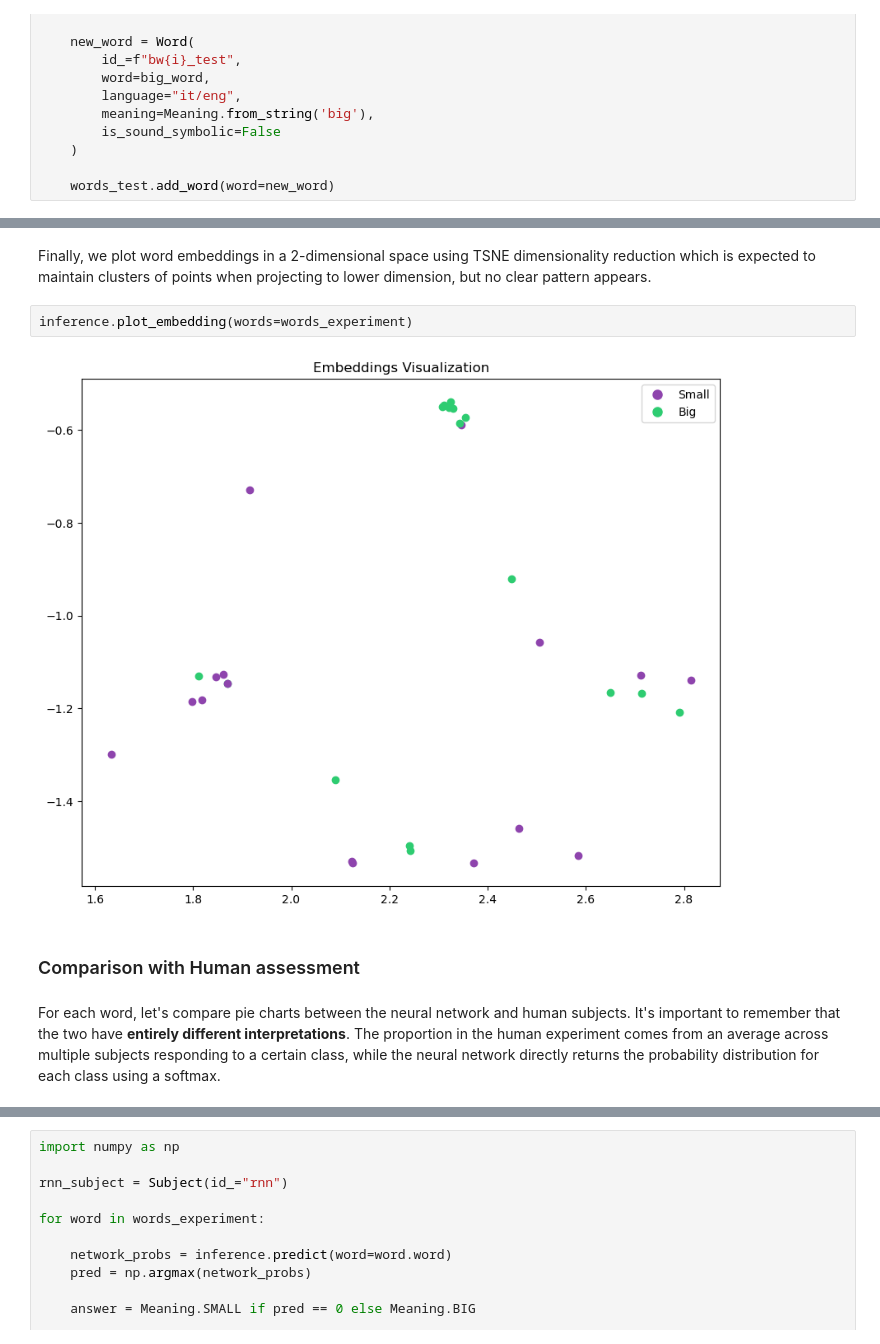
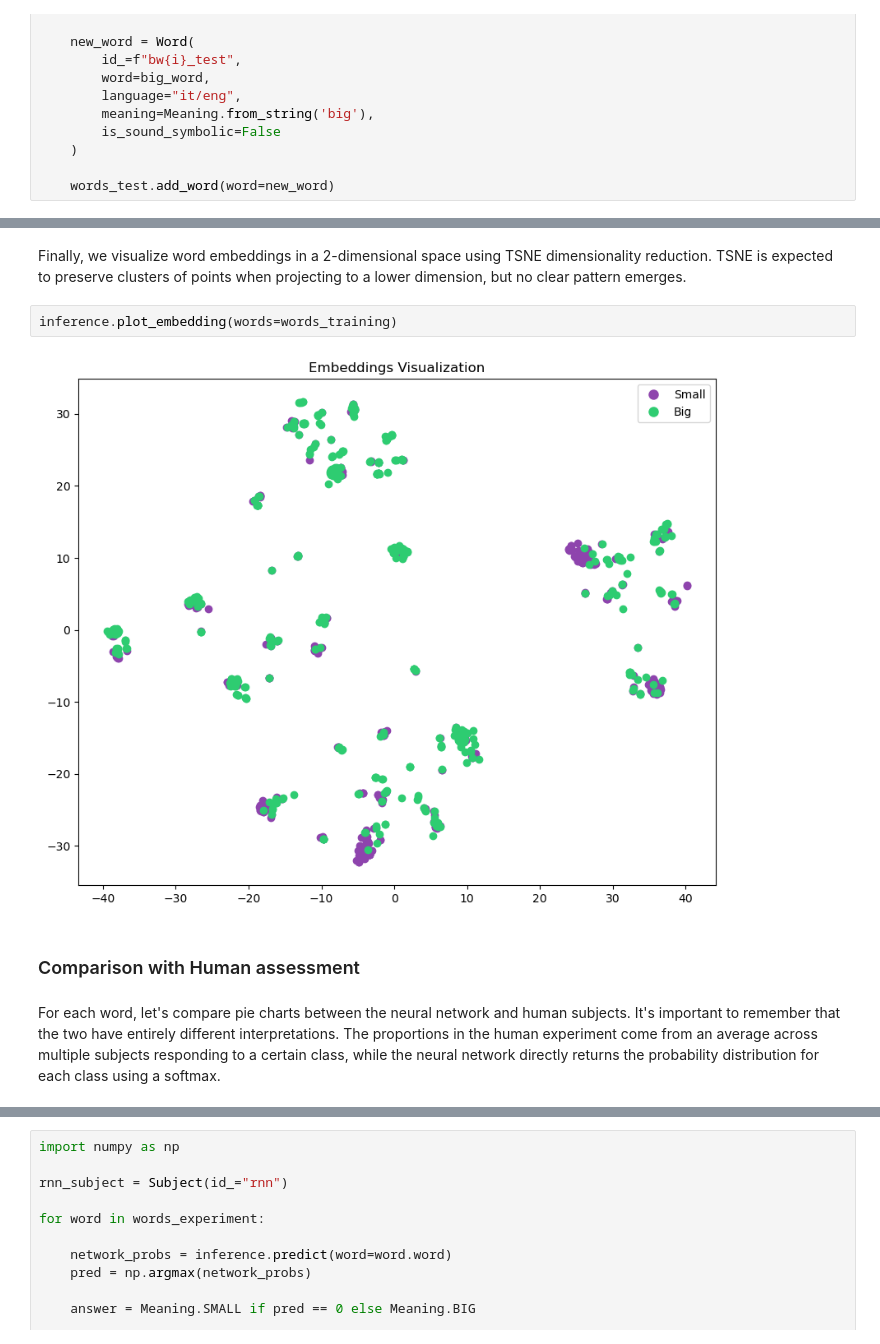
Before and after one commit to Quinta13/LRB_project, a Jupyter notebook: assignment1/sound_symbolism.ipynb, the cells around one changed output, grey strips where cells are left out. Drawn from its saved outputs; the diff is of its cells as text.

```diff
--- a/assignment1/sound_symbolism.ipynb
+++ b/assignment1/sound_symbolism.ipynb
@@ -599,13 +637,13 @@ inference.plot_confusion_matrix(words=words_test)
 # %% [markdown]
-Finally, we plot word embeddings in a 2-dimensional space using TSNE dimensionality reduction which is expected to maintain clusters of points when projecting to lower dimension, but no clear pattern appears.
+Finally, we visualize word embeddings in a 2-dimensional space using TSNE dimensionality reduction. TSNE is expected to preserve clusters of points when projecting to a lower dimension, but no clear pattern emerges.
 # %%
-inference.plot_embedding(words=words_experiment)
+inference.plot_embedding(words=words_training)
 # %% [output]
-[figure, old version]
+[figure, new version]
 # %% [markdown]
 ### Comparison with Human assessment
 # %% [markdown]
-For each word, let's compare pie charts between the neural network and human subjects. It's important to remember that the two have **entirely different interpretations**. The proportion in the human experiment comes from an average across multiple subjects responding to a certain class, while the neural network directly returns the probability distribution for each class using a softmax.
+For each word, let's compare pie charts between the neural network and human subjects. It's important to remember that the two have entirely different interpretations. The proportions in the human experiment come from an average across multiple subjects responding to a certain class, while the neural network directly returns the probability distribution for each class using a softmax.
 # %%
 from settings import SMALL_BIG_COLORS, NETWORK_COLORS
 from io_ import pie_plot
```
Also changed, not shown: parts of 61 cells of this notebook.
